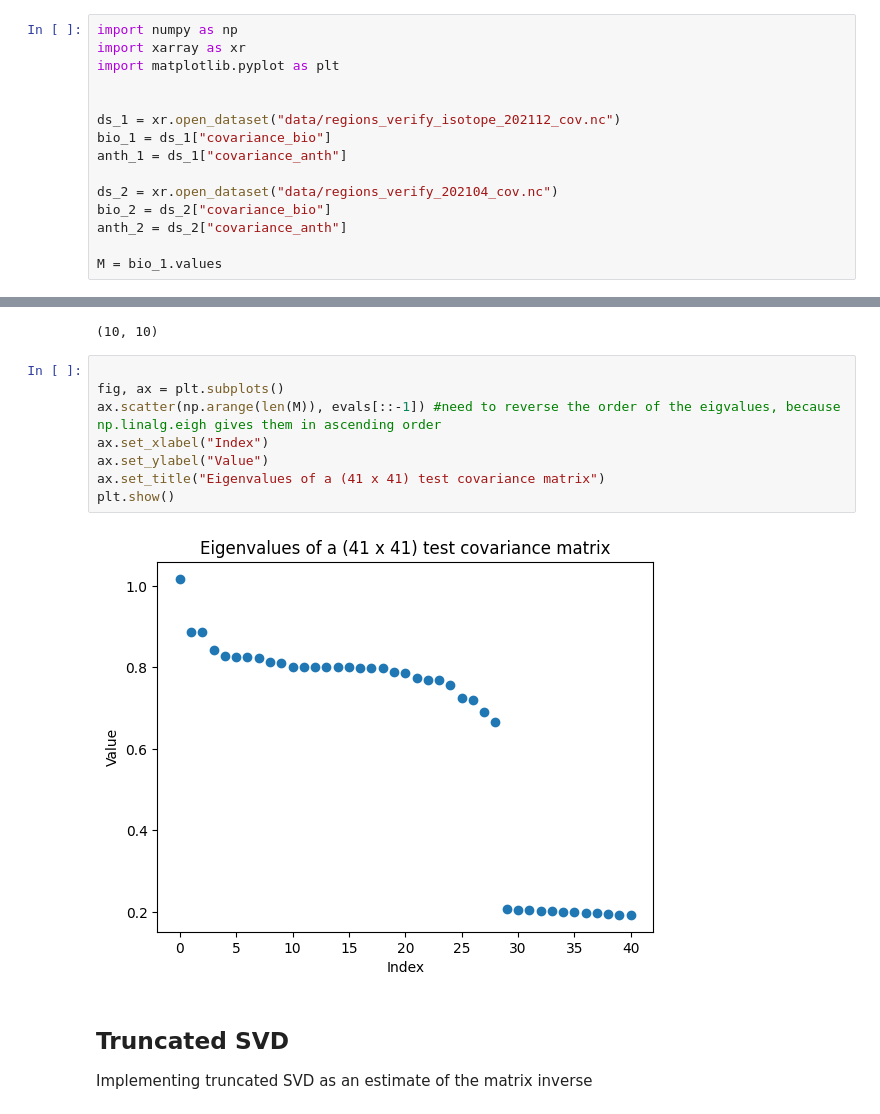
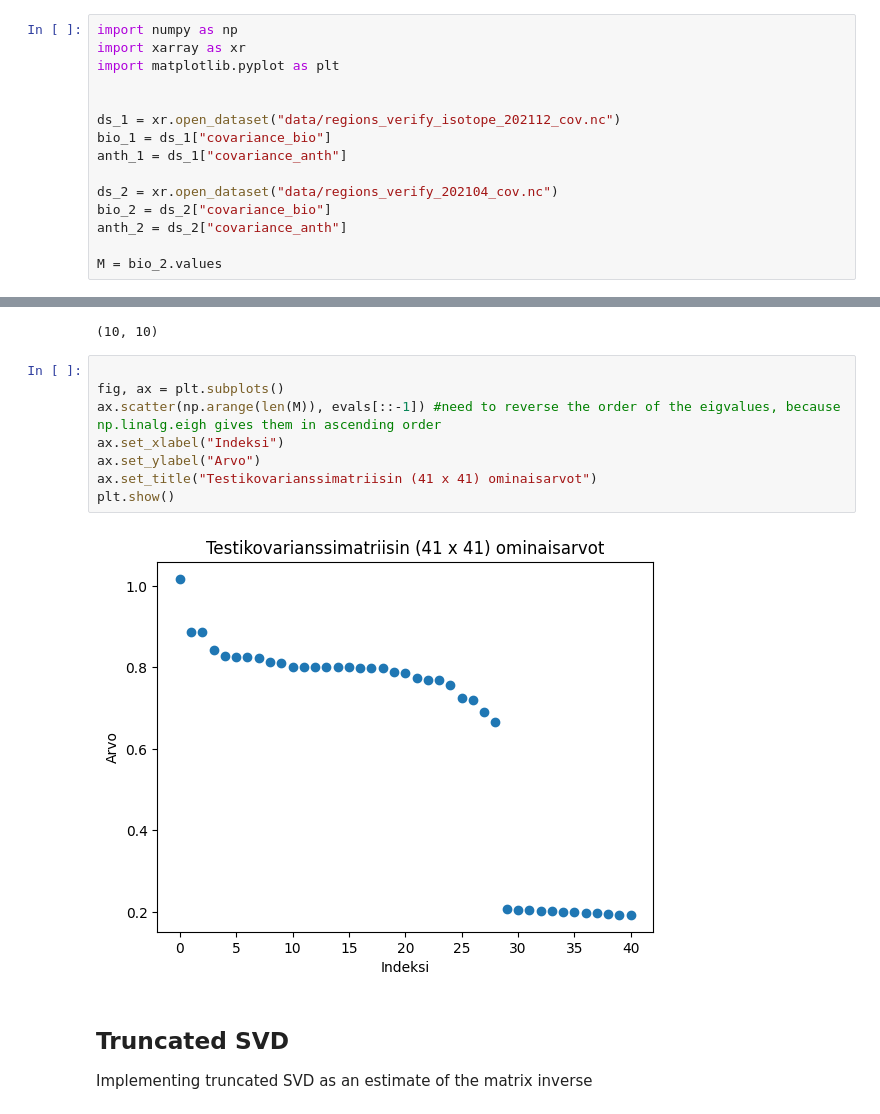
Before and after one commit to AkiTsuruta/MI-AIM, a Jupyter notebook: power_method.ipynb, the cells around one changed output, grey strips where cells are left out. Drawn from its saved outputs; the diff is of its cells as text.

```diff
--- a/power_method.ipynb
+++ b/power_method.ipynb
@@ -15,7 +15,7 @@ ds_2 = xr.open_dataset("data/regions_verify_202104_cov.nc")
 bio_2 = ds_2["covariance_bio"]
 anth_2 = ds_2["covariance_anth"]
 
-M = bio_1.values
+M = bio_2.values
 # %%
 print(M)
 # %% [output]
@@ -233,13 +233,13 @@ evecs.shape
 # %%
 
 fig, ax = plt.subplots()
 ax.scatter(np.arange(len(M)), evals[::-1]) #need to reverse the order of the eigvalues, because np.linalg.eigh gives them in ascending order
-ax.set_xlabel("Index")
-ax.set_ylabel("Value")
-ax.set_title("Eigenvalues of a (41 x 41) test covariance matrix")
+ax.set_xlabel("Indeksi")
+ax.set_ylabel("Arvo")
+ax.set_title("Testikovarianssimatriisin (41 x 41) ominaisarvot")
 plt.show()
 # %% [output]
-[figure, old version]
+[figure, new version]
 # %% [markdown]
 Truncated SVD
 --------------
```
Also changed, not shown: parts of 2 cells of this notebook, 3 other files.
